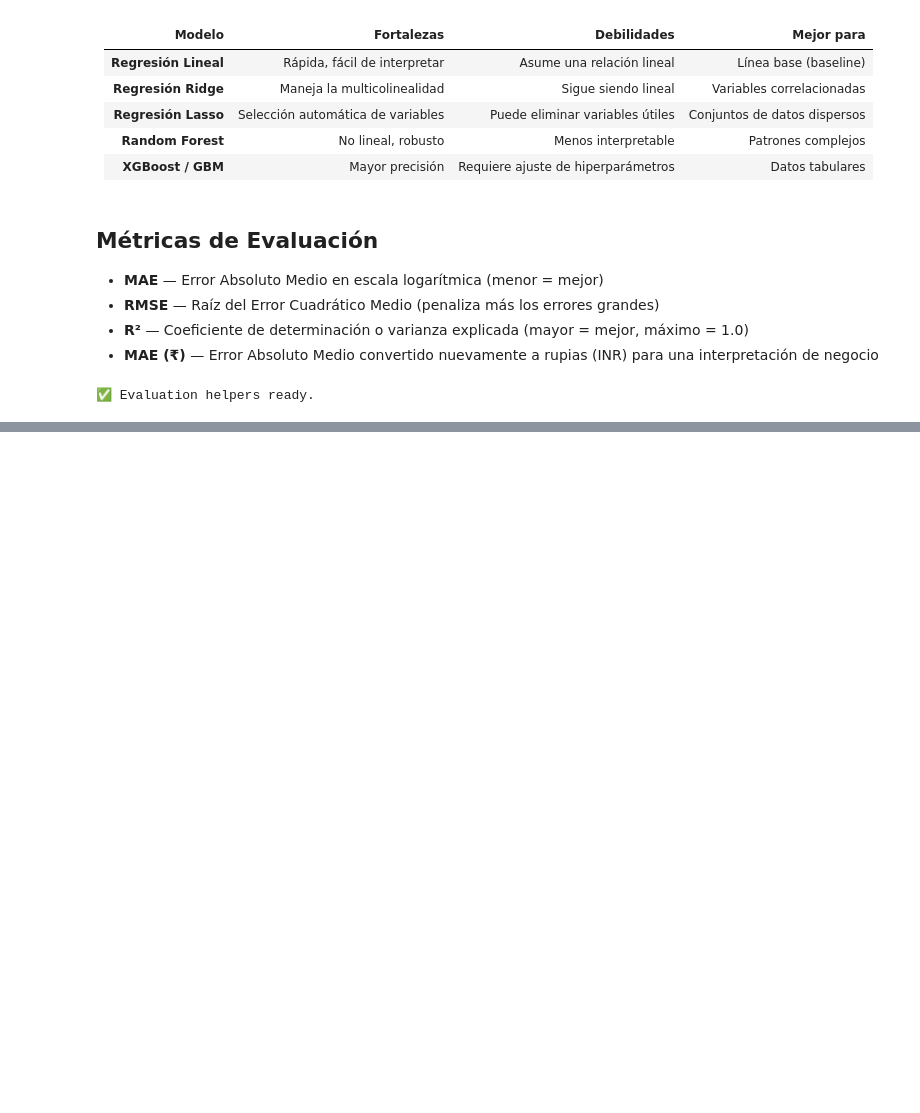
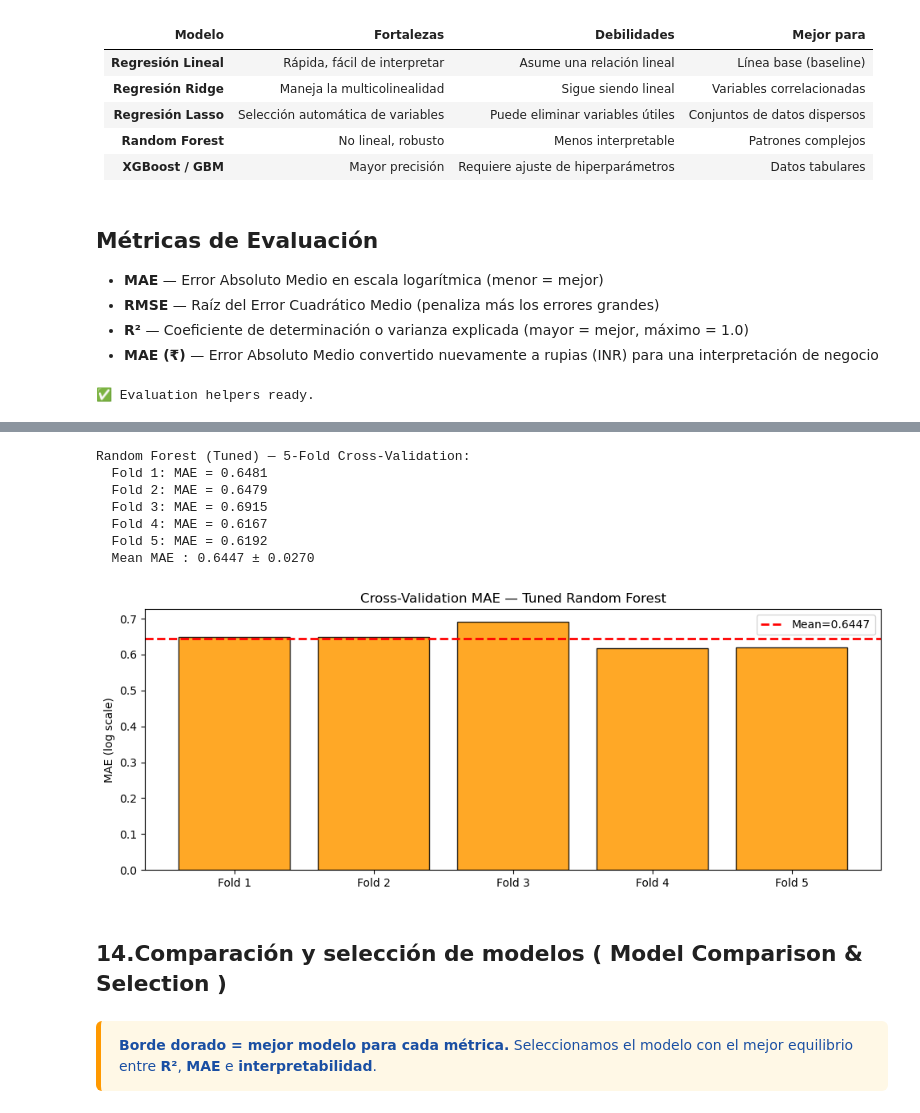
Before and after one commit to Karol-JanethGV/9AIEVND-ADND-Practicas-230323-2, a Jupyter notebook: Practica04/Practica04_230323.ipynb, the cells around one changed output, grey strips where cells are left out. Saved outputs shown, nothing was run; the diff lists cells and outputs as text; code cells hidden in the pictures; blank space fills up the shorter version.

```diff
--- a/Practica04/Practica04_230323.ipynb
+++ b/Practica04/Practica04_230323.ipynb
@@ -1038,0 +1380,43 @@ print('✅ Evaluation helpers ready.')
+# %%
+# Cross-validation scores — tuned model
+cv_scores = cross_val_score(best_rf, X, y, cv=5,
+                             scoring='neg_mean_absolute_error', n_jobs=-1)
+cv_mae = -cv_scores
+
+print('Random Forest (Tuned) — 5-Fold Cross-Validation:')
+for i, score in enumerate(cv_mae):
+    print(f'  Fold {i+1}: MAE = {score:.4f}')
+print(f'  Mean MAE : {cv_mae.mean():.4f} ± {cv_mae.std():.4f}')
+
+fig, ax = plt.subplots(figsize=(10, 4))
+ax.bar(range(1, 6), cv_mae, color='#FF9900', edgecolor='black', alpha=0.85)
+ax.axhline(cv_mae.mean(), color='red', linestyle='--', lw=2,
+           label=f'Mean={cv_mae.mean():.4f}')
+ax.set_xticks(range(1, 6)); ax.set_xticklabels([f'Fold {i}' for i in range(1, 6)])
+ax.set_title('Cross-Validation MAE — Tuned Random Forest')
+ax.set_ylabel('MAE (log scale)'); ax.legend()
+plt.tight_layout(); plt.show()
+# %% [output]
+Random Forest (Tuned) — 5-Fold Cross-Validation:
+  Fold 1: MAE = 0.6481
+  Fold 2: MAE = 0.6479
+  Fold 3: MAE = 0.6915
+  Fold 4: MAE = 0.6167
+  Fold 5: MAE = 0.6192
+  Mean MAE : 0.6447 ± 0.0270
+[figure, added]
+# %% [markdown]
+## 14.Comparación y selección de modelos ( Model Comparison & Selection ) <a id='s14'></a>
+# %% [markdown]
+<div style="
+    background-color:#fff8e6;
+    border-left:5px solid #ff9900;
+    padding:14px 18px;
+    border-radius:6px;
+    color:#1a4fa3;
+    font-family:Arial, sans-serif;
+    margin:10px 0;
+">
+    <b>Borde dorado = mejor modelo para cada métrica.</b>
+    Seleccionamos el modelo con el mejor equilibrio entre <b>R²</b>, <b>MAE</b> e <b>interpretabilidad</b>.
+</div>
```
Also changed, not shown: parts of 20 cells of this notebook.
